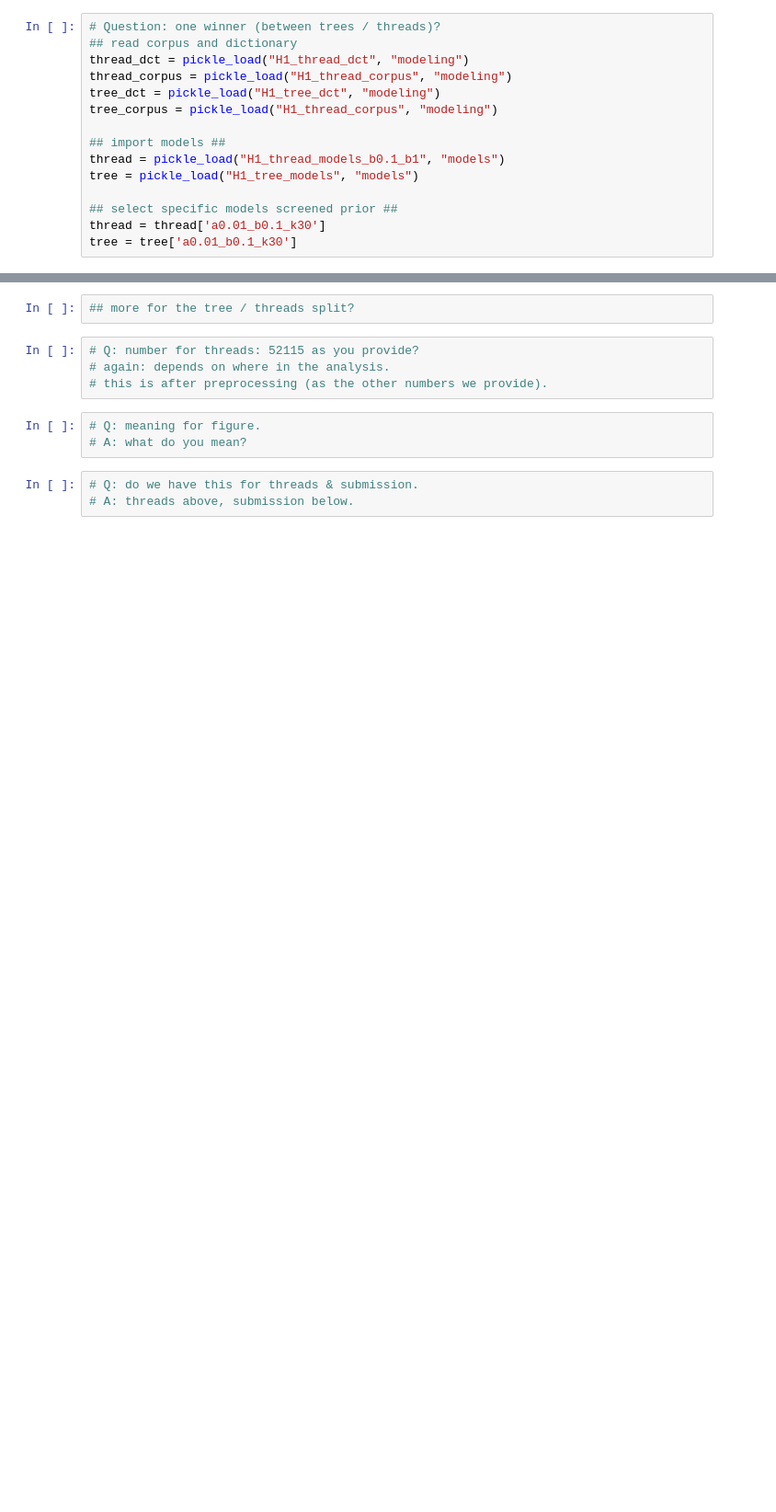
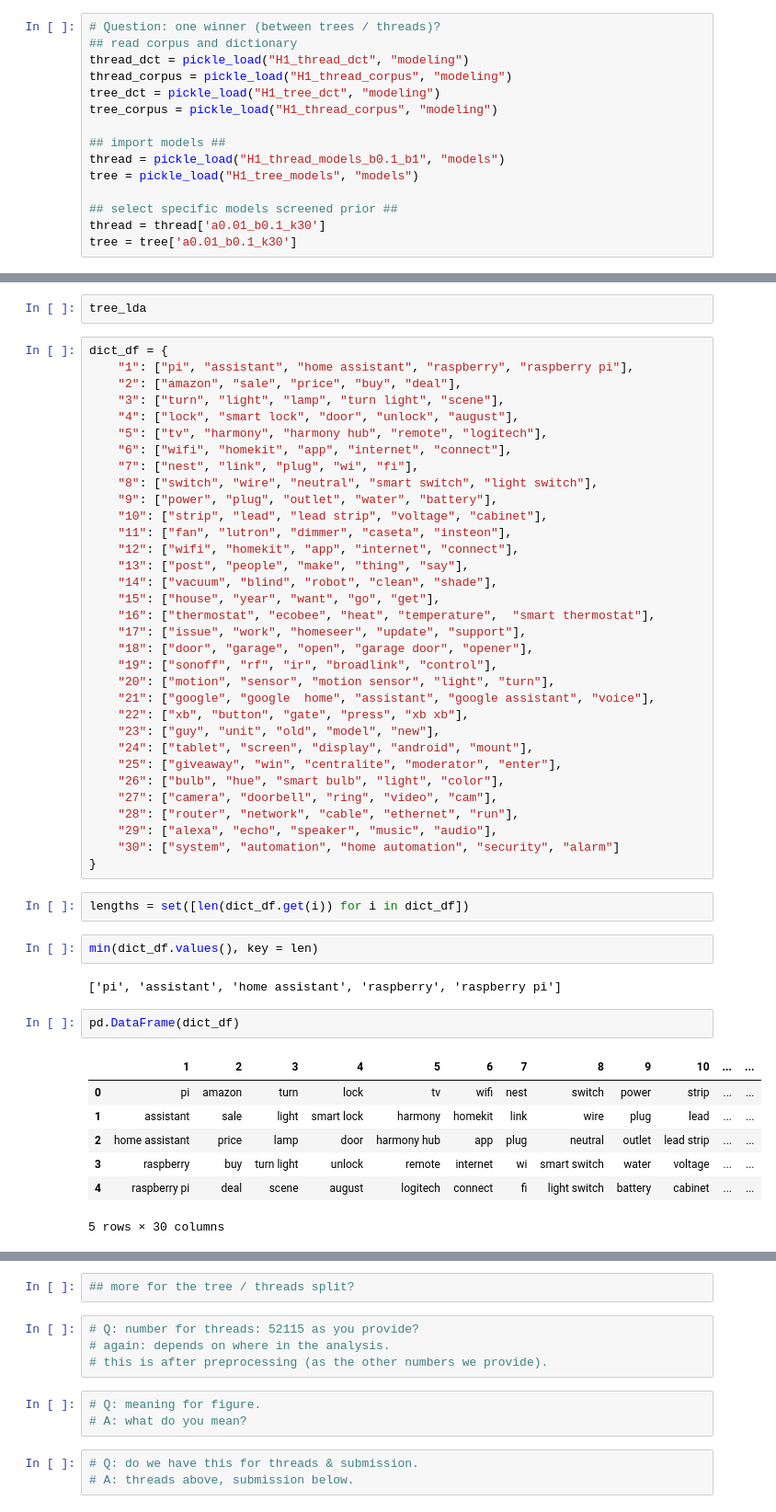
Before and after one commit to SmartHomeNLP/SmartHomeNLP, a Jupyter notebook: SmartHome/Marco/Questions.ipynb, the cells around one changed output, grey strips where cells are left out. Shown at 92% size. Cells and saved outputs as stored; diff of their text form; blank space fills up the shorter version.

```diff
--- a/SmartHome/Marco/Questions.ipynb
+++ b/SmartHome/Marco/Questions.ipynb
@@ -99,3 +122,54 @@ tree_pyLDA = pyLDAvis.gensim.prepare(tree, tree_corpus, tree_dct, sort_topics =
 pyLDAvis.display(tree_pyLDA)
 # %% [output]
 [interactive output not drawn]
+# %%
+tree_lda
+# %%
+dict_df = {
+    "1": ["pi", "assistant", "home assistant", "raspberry", "raspberry pi"],
+    "2": ["amazon", "sale", "price", "buy", "deal"],
+    "3": ["turn", "light", "lamp", "turn light", "scene"],
+    "4": ["lock", "smart lock", "door", "unlock", "august"],
+    "5": ["tv", "harmony", "harmony hub", "remote", "logitech"],
+    "6": ["wifi", "homekit", "app", "internet", "connect"],
+    "7": ["nest", "link", "plug", "wi", "fi"],
+    "8": ["switch", "wire", "neutral", "smart switch", "light switch"],
+    "9": ["power", "plug", "outlet", "water", "battery"],
+    "10": ["strip", "lead", "lead strip", "voltage", "cabinet"],
+    "11": ["fan", "lutron", "dimmer", "caseta", "insteon"],
+    "12": ["wifi", "homekit", "app", "internet", "connect"],
+    "13": ["post", "people", "make", "thing", "say"],
+    "14": ["vacuum", "blind", "robot", "clean", "shade"],
+    "15": ["house", "year", "want", "go", "get"],
+    "16": ["thermostat", "ecobee", "heat", "temperature",  "smart thermostat"],
+    "17": ["issue", "work", "homeseer", "update", "support"],
+    "18": ["door", "garage", "open", "garage door", "opener"],
+    "19": ["sonoff", "rf", "ir", "broadlink", "control"],
+    "20": ["motion", "sensor", "motion sensor", "light", "turn"],
+    "21": ["google", "google  home", "assistant", "google assistant", "voice"],
+    "22": ["xb", "button", "gate", "press", "xb xb"],
+    "23": ["guy", "unit", "old", "model", "new"],
+    "24": ["tablet", "screen", "display", "android", "mount"],
+    "25": ["giveaway", "win", "centralite", "moderator", "enter"],
+    "26": ["bulb", "hue", "smart bulb", "light", "color"],
+    "27": ["camera", "doorbell", "ring", "video", "cam"],
+    "28": ["router", "network", "cable", "ethernet", "run"],
+    "29": ["alexa", "echo", "speaker", "music", "audio"],
+    "30": ["system", "automation", "home automation", "security", "alarm"]
+}
+# %%
+lengths = set([len(dict_df.get(i)) for i in dict_df])
+# %%
+min(dict_df.values(), key = len)
+# %% [output]
+['pi', 'assistant', 'home assistant', 'raspberry', 'raspberry pi']
+# %%
+pd.DataFrame(dict_df)
+# %% [output]
+|  | 1 | 2 | 3 | 4 | 5 | 6 | 7 | 8 | 9 | 10 | ... | ... |
+| 0 | pi | amazon | turn | lock | tv | wifi | nest | switch | power | strip | ... | ... |
+| 1 | assistant | sale | light | smart lock | harmony | homekit | link | wire | plug | lead | ... | ... |
+| 2 | home assistant | price | lamp | door | harmony hub | app | plug | neutral | outlet | lead strip | ... | ... |
+| 3 | raspberry | buy | turn light | unlock | remote | internet | wi | smart switch | water | voltage | ... | ... |
+| 4 | raspberry pi | deal | scene | august | logitech | connect | fi | light switch | battery | cabinet | ... | ... |
+5 rows × 30 columns
```
Also changed, not shown: parts of 5 cells of this notebook.
